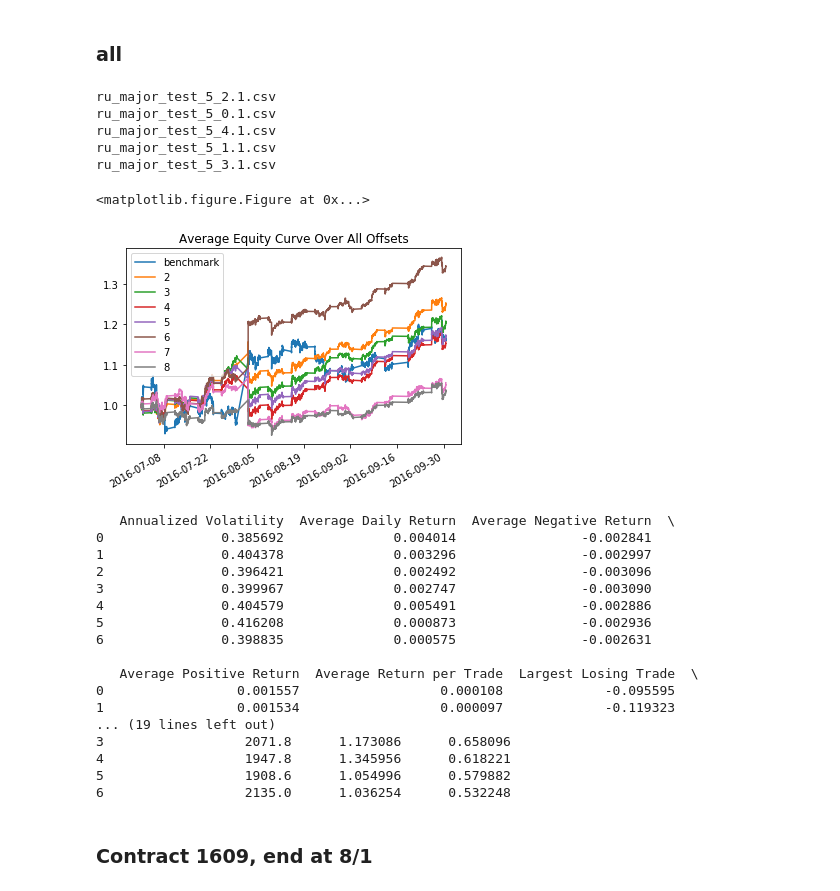
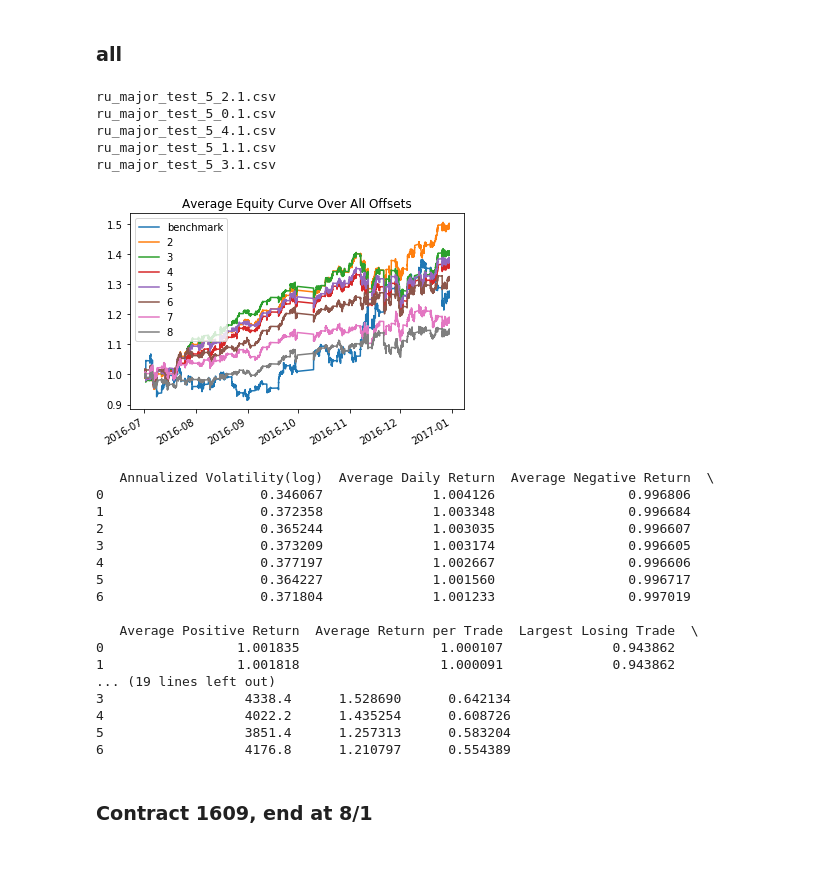
Before and after one commit to dechang227/QishiQR, a Jupyter notebook: Simeng/Research/Ru_Test_On_MajorContract.ipynb, the cells around one changed output. Drawn from its saved outputs; the diff is of its cells as text; code cells hidden in the pictures; blank space fills up the shorter version.

```diff
--- a/Simeng/Research/Ru_Test_On_MajorContract.ipynb
+++ b/Simeng/Research/Ru_Test_On_MajorContract.ipynb
@@ -95,35 +103,34 @@ ru_1609_major_strategy_5_AllOffset.csv
 # %% [markdown]
 ### all
 # %%
-lm_validation = LmValidation(slm, symbol='ru_major', start='2016-7-1', end='2016-10-1',
+lm_validation = LmValidation(slm, symbol='ru_major', start='2016-7-1', end='2017-1-1',
                              data_dir=r'../Output/ru_major_test/',
                              valid_dir=r'../Output/Validate_ru_train_mj', max_order=7, offsets_average=True, n_offsets=5)
 average_benchmart = lm_validation.run()
 # %% [output]
 ru_major_test_5_2.1.csv
 ru_major_test_5_0.1.csv
 ru_major_test_5_4.1.csv
 ru_major_test_5_1.1.csv
 ru_major_test_5_3.1.csv
+[figure, new version]
-<matplotlib.figure.Figure at 0x...>
+   Annualized Volatility(log)  Average Daily Return  Average Negative Return  \
+0                    0.346067              1.004126                 0.996806
+1                    0.372358              1.003348                 0.996684
+2                    0.365244              1.003035                 0.996607
+3                    0.373209              1.003174                 0.996605
+4                    0.377197              1.002667                 0.996606
+5                    0.364227              1.001560                 0.996717
+6                    0.371804              1.001233                 0.997019
+
+   Average Positive Return  Average Return per Trade  Largest Losing Trade  \
+0                 1.001835                  1.000107              0.943862
+1                 1.001818                  1.000091              0.943862
+... (19 lines left out)
+3                  4338.4      1.528690      0.642134
+4                  4022.2      1.435254      0.608726
+5                  3851.4      1.257313      0.583204
+6                  4176.8      1.210797      0.554389
-[figure, old version]
-   Annualized Volatility  Average Daily Return  Average Negative Return  \
-0               0.385692              0.004014                -0.002841
-1               0.404378              0.003296                -0.002997
-2               0.396421              0.002492                -0.003096
-3               0.399967              0.002747                -0.003090
-4               0.404579              0.005491                -0.002886
-5               0.416208              0.000873                -0.002936
-6               0.398835              0.000575                -0.002631
-
-   Average Positive Return  Average Return per Trade  Largest Losing Trade  \
-0                 0.001557                  0.000108             -0.095595
-1                 0.001534                  0.000097             -0.119323
-... (19 lines left out)
-3                  2071.8      1.173086      0.658096
-4                  1947.8      1.345956      0.618221
-5                  1908.6      1.054996      0.579882
-6                  2135.0      1.036254      0.532248
 # %% [markdown]
 ### Contract 1609, end at 8/1
 # %%
```
Also changed, not shown: parts of 16 cells of this notebook.
